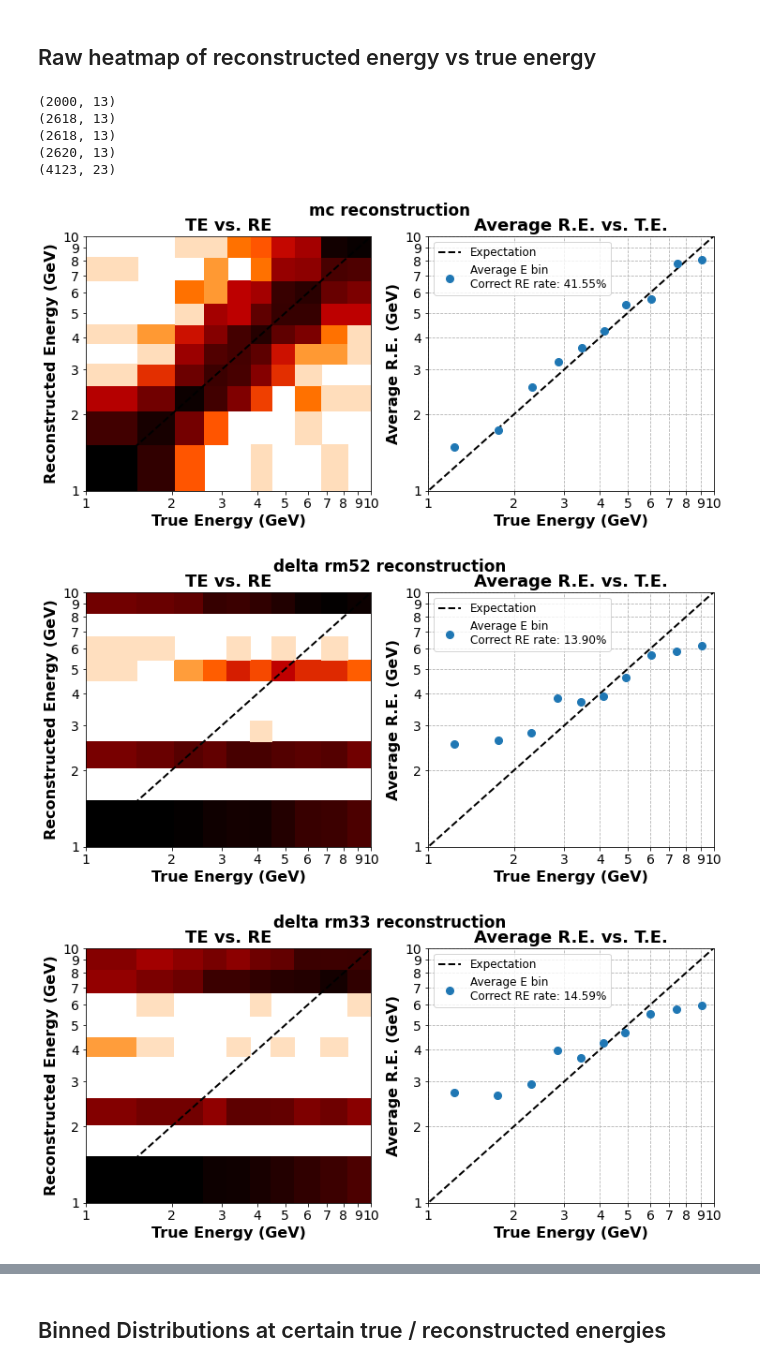
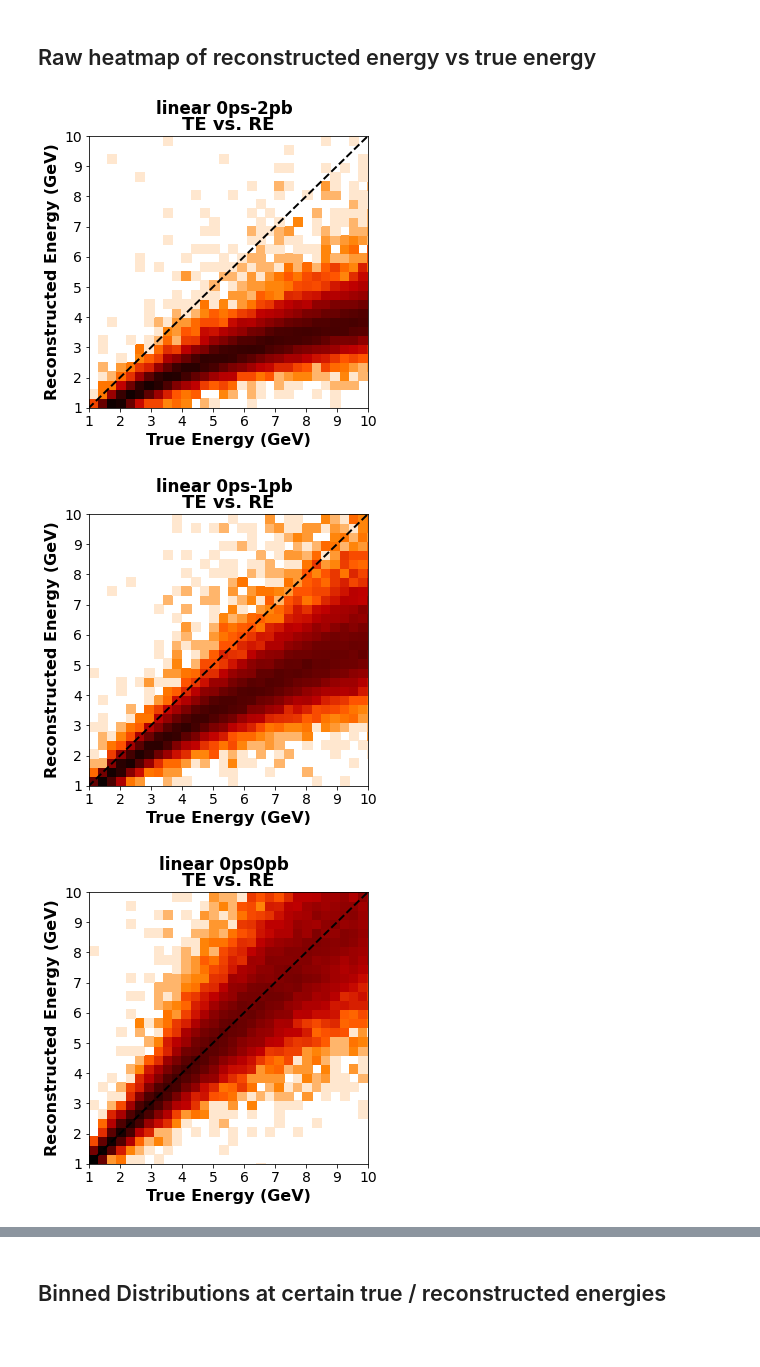
Before and after one commit to socrossley/Cosmic_Muon_CER, a Jupyter notebook: Test_Like.ipynb, the cells around one changed output, grey strips where cells are left out. Drawn from its saved outputs; the diff is of its cells as text; code cells hidden in the pictures; blank space fills up the shorter version.

```diff
--- a/Test_Like.ipynb
+++ b/Test_Like.ipynb
@@ -24,0 +31,6 @@ plt.style.use('stylesheets/eloss.mplstyle')
+# %%
+df = pd.read_csv('data/mc_dedx_test.csv', index_col=['entry','subentry'])
+ldf = pd.read_csv('data/mc_dedxs_large_test.csv', index_col=['entry','subentry'])
+df.info()
+print()
+ldf.info()
@@ -45,7 +125,7 @@ def langau_pdf(dedx, mpv, eta, sig):
 # %%
 def savefig(fig, name):
     date = datetime.datetime.now()
-    month_day = f'{date.month}-{date.day}/'
+    month_day = f'{date.month}-{date.day}-{date.year%100}/'
     path = r'./plots/' + month_day + name
     fig.savefig(path, bbox_inches='tight')
     print(f'Saved to {path}')
@@ -96,10 +172,10 @@ def plot_2d_hist(likedf, fitdf, ax):
     ax.set_xlabel('True Energy (GeV)')
     ax.set_ylabel('Reconstructed Energy (GeV)')
     ax.set_title('TE vs. RE')
-    ax.set_ylim(0.5,45) # Cuts off the bins that comprise the border of the image, these bins continue to either 0.1 or 100 GeV, but drawing them fully makes the graph confusing
-    ax.set_xlim(0.5,45)
-    ax.set_xscale('log')
-    ax.set_yscale('log')
+    # ax.set_ylim(0.5, 45) # Cuts off the bins that comprise the border of the image, these bins continue to either 0.1 or 100 GeV, but drawing them fully makes the graph confusing
+    # ax.set_xlim(0.5, 45)
+    ax.set_xscale('linear')
+    ax.set_yscale('linear')
     return counts, xedges, yedges
 # %%
 def plot_averages(likedf, counts, xedges, yedges, ax):
@@ -132,39 +208,45 @@ def re_format(ax):
     ax.yaxis.set_minor_formatter(mticker.ScalarFormatter())
 # %%
 plt.rcParams['axes.grid']=False
-# keys_to_plot = ['base', 'base_c', 'base_sc', 'base_fw', 'base_cfw', 'hpitch', 'hpitch_c', 'lpitch', 'lpitch_c', 'narrow', 'narrow_c', 'narrow_sc']
-keys_to_plot = ['mc', 'drm52', 'drm33', 'narrow_lpitch_fs', 'base']
+# keys_to_plot = ['mcth_0ps0pb', 'mcth_2ps0pb', 'mcth_4ps0pb', 'mcth_6ps0pb', 'mcth_8ps0pb', 'mcth_10ps0pb']
+keys_to_plot = ['mcth_0ps-2pb', 'mcth_0ps-1pb', 'mcth_0ps0pb', 'mcth_0ps1pb', 'mcth_0ps2pb', 'mcth_2ps0pb', 'mcth_4ps0pb']
 
 def plot_likelihood_results(data_loc, fit_loc, title, save=False):
-    fig, axs = plt.subplots(1,2, figsize=(12,5))
+    fig, ax = plt.subplots(figsize=(5,5))
     fig.suptitle(title, fontweight='bold')
     df = pd.read_csv(data_loc)
     fdf = pd.read_csv(fit_loc)
-    print(df.shape)
-    ret = plot_2d_hist(df, fdf, axs[0])
-    plot_averages(df, *ret, axs[1])
-    if 'narrow' in data_loc or 'mc' in data_loc or 'delta_rm' in data_loc:
-        for ax in axs:
-            re_format(ax)
-            ax.set_ylim(1,10)
-            ax.set_xlim(1,10)
+    ret = plot_2d_hist(df, fdf, ax)
+    # plot_averages(df, *ret, axs[1])
+    re_format(ax)
+    ax.set_xlim(1,10)
+    ax.set_ylim(1,10)
+
+    # if 'narrow' in data_loc or 'mc' in data_loc or 'delta_rm' in data_loc:
+    #     for ax in axs:
+    #         re_format(ax)
+    #         ax.set_ylim(1,10)
+    #         ax.set_xlim(1,10)
+    # if 'mc_theory' in data_loc:
+    #     for ax in axs:
+    #         re_format(ax)
+    #         ax.set_ylim(0.4,10.6)
+    #         ax.set_xlim(0.4,10.6)
+    #         ax.set_xscale('linear')
+    #         ax.set_yscale('linear')
+
 
     fig.show()
     if save:
         savefig(fig, title.replace(' ', '_') + '_reconstruction.png')
 
 for key in keys_to_plot:
     loc = cer.reconstructions[key]
     floc = cer.fits[key]
-    plot_likelihood_results(loc, floc, loc[82:-4].replace('_', ' '), save=False)
+    plot_likelihood_results(loc, floc, loc.split('/')[-1].replace('_', ' ')[:-4], save=False)
 
 plt.rcParams['axes.grid']=True
 # %% [output]
-(2000, 13)
-(2618, 13)
-(2618, 13)
-(2620, 13)
-(4123, 23)
-[figure, old version]
+[figure, new version]
-[figure, old version]
+[figure, new version]
-[figure, old version]
+[figure, new version]
```
Also changed, not shown: parts of 45 cells of this notebook, 9 other files.
